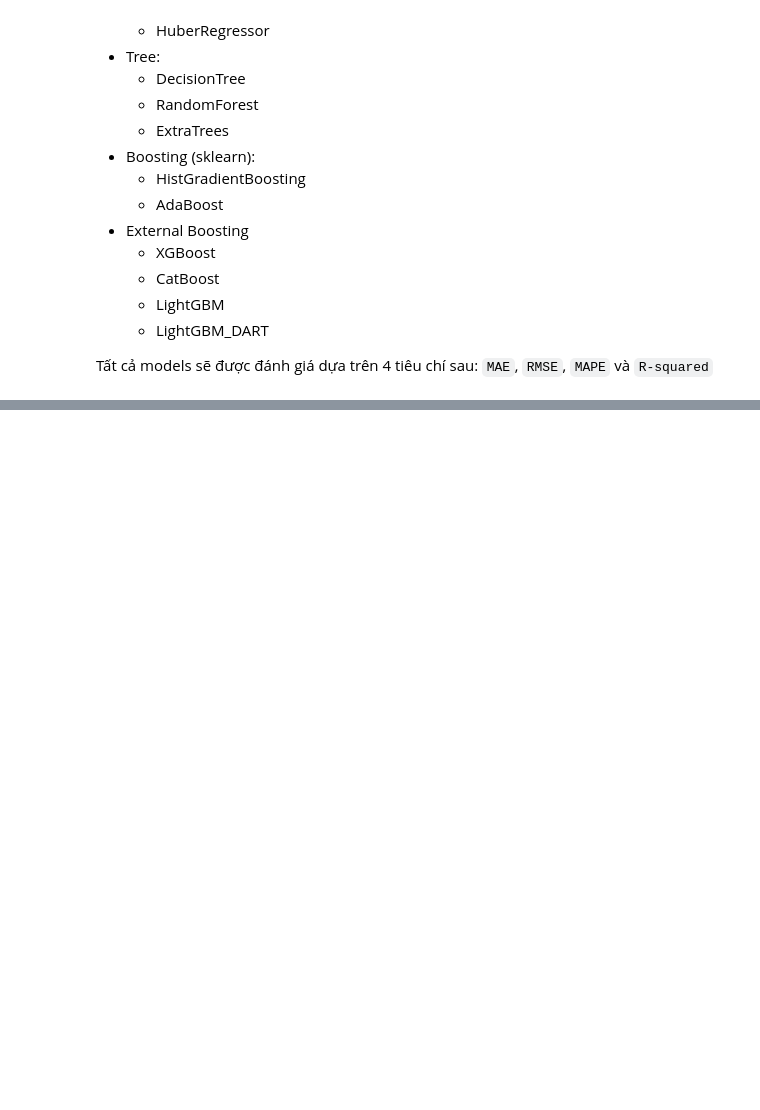
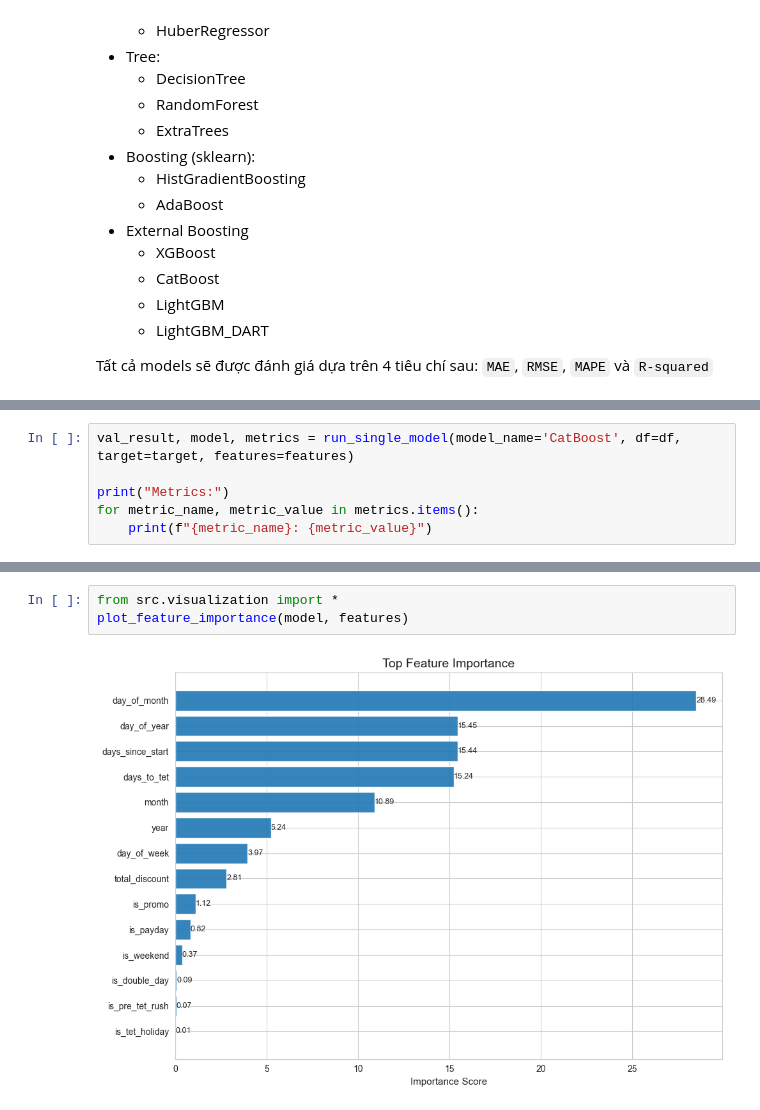
Before and after one commit to anhthu0910/vimchanhxa-datathon, a Jupyter notebook: notebooks/07_ML_.ipynb, the cells around one changed output, grey strips where cells are left out. Drawn from its saved outputs; the diff is of its cells as text; blank space fills up the shorter version.

Commit message:
feat: add module visualization

```diff
--- a/notebooks/07_ML_.ipynb
+++ b/notebooks/07_ML_.ipynb
@@ -109,0 +98,6 @@ Done: CatBoost
+# %%
+val_result, model, metrics = run_single_model(model_name='CatBoost', df=df, target=target, features=features)
+
+print("Metrics:")
+for metric_name, metric_value in metrics.items():
+    print(f"{metric_name}: {metric_value}")
@@ -109,0 +119,5 @@ Done: CatBoost
+# %%
+from src.visualization import *
+plot_feature_importance(model, features)
+# %% [output]
+[figure, added]
```
Also changed, not shown: parts of 9 cells of this notebook, 2 other files.
